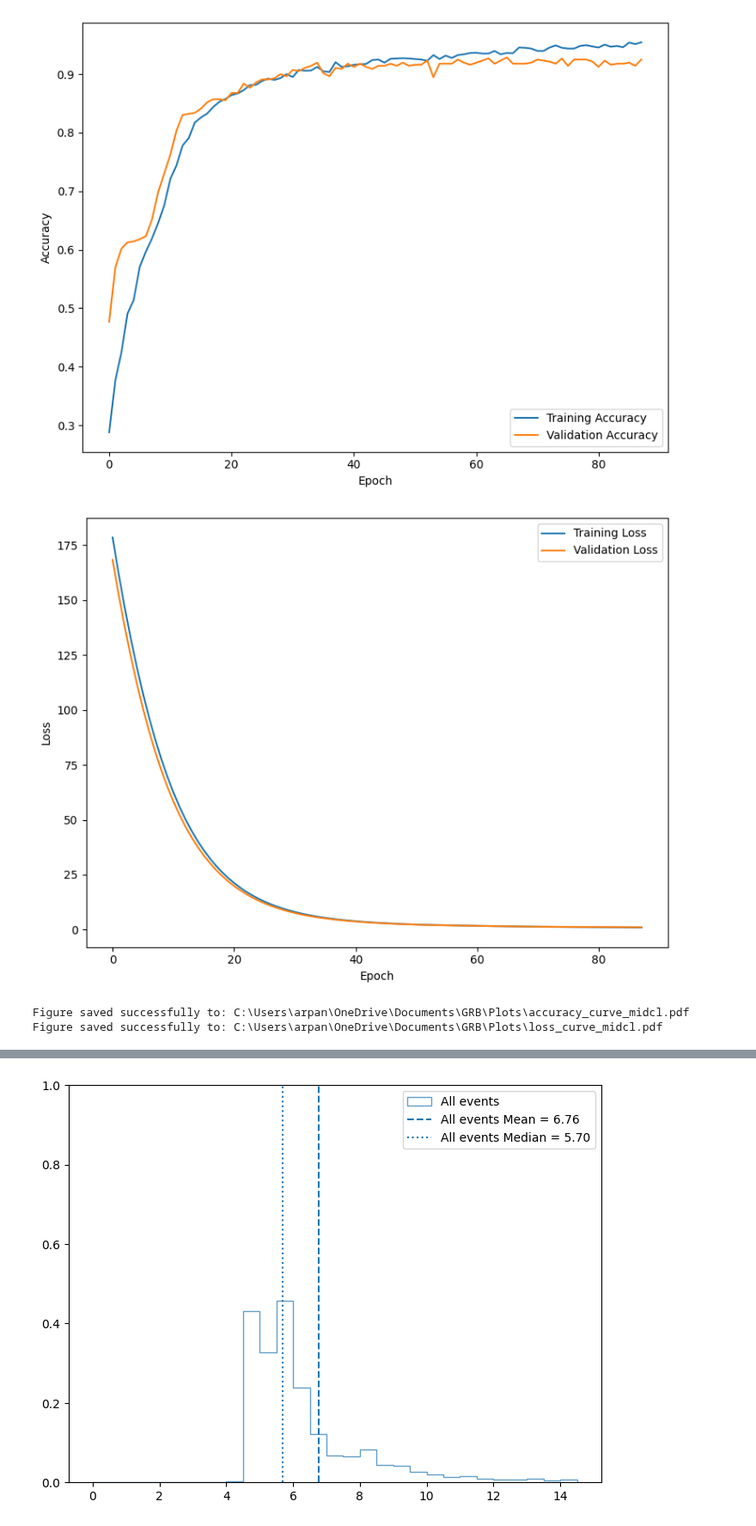
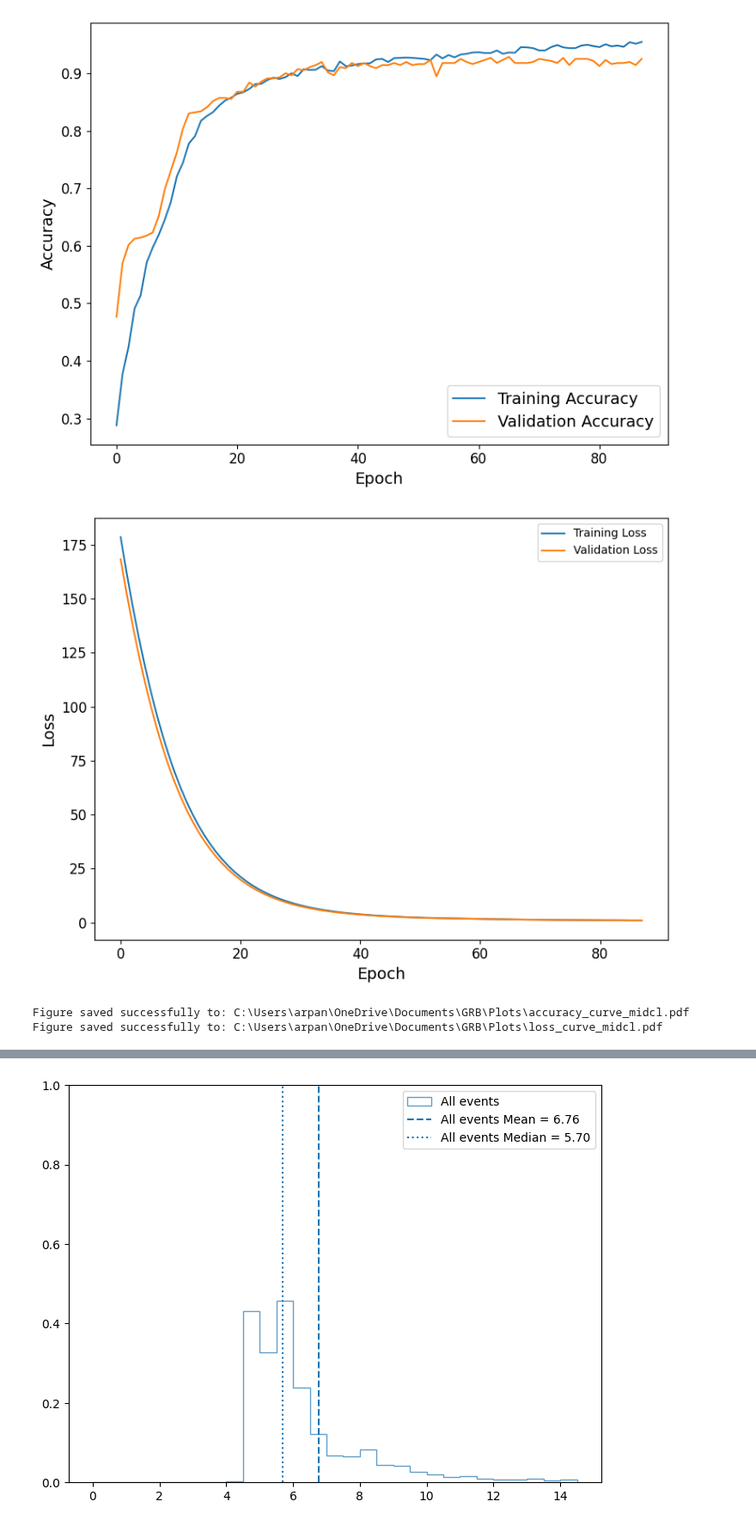
Before and after one commit to ArpanJohn/Transient_Classification, a Jupyter notebook: final_plots.ipynb, the cells around one changed output, grey strips where cells are left out. Shown at 86% size. Cells and saved outputs as stored; diff of their text form; code cells hidden in the pictures.

```diff
--- a/final_plots.ipynb
+++ b/final_plots.ipynb
@@ -108,42 +108,46 @@ def plot_training_history(history_path):
             plt.plot(history['val_acc'], label='Validation Accuracy')
 
     # plt.title('Model Accuracy')
-    plt.xlabel('Epoch')
-    plt.ylabel('Accuracy')
-    plt.legend(loc='lower right')
+    plt.xlabel('Epoch'   ,fontsize=14)
+    plt.ylabel('Accuracy',fontsize=14)
+    plt.legend(fontsize=14, loc='lower right')
+    plt.tick_params(axis='x', labelsize=12)
+    plt.tick_params(axis='y', labelsize=12)
 
     # Adjust layout and display
     plt.tight_layout()
     plt.show()
 
     figL = plt.figure(figsize=size)
 
     # Plot training & validation loss
     plt.plot(history['loss'], label='Training Loss')
     if 'val_loss' in history:
         plt.plot(history['val_loss'], label='Validation Loss')
     # plt.title('Model Loss')
-    plt.xlabel('Epoch')
-    plt.ylabel('Loss')
+    plt.xlabel('Epoch', fontsize=14)
+    plt.ylabel('Loss' , fontsize=14)
     plt.legend(loc='upper right')
+    plt.tick_params(axis='x', labelsize=12)
+    plt.tick_params(axis='y', labelsize=12)
 
     # Adjust layout and display
     plt.tight_layout()
     plt.show()
 
     # # Print final values
     # print("\nFinal Training Metrics:")
     # for metric in history.keys():
     #     print(f"{metric}: {history[metric][-1]:.4f}")
 
     return figA, figL
 
 fig1, fig2 = plot_training_history(history_path)
 save_to_dir(fig1, 'accuracy_curve_midcl') # change names for clarity
 save_to_dir(fig2, 'loss_curve_midcl')     # change names for clarity
 # %% [output]
-[figure, old version]
+[figure, new version]
-[figure, old version]
+[figure, new version]
 Figure saved successfully to: C:\Users\arpan\OneDrive\Documents\GRB\Plots\accuracy_curve_midcl.pdf
 Figure saved successfully to: C:\Users\arpan\OneDrive\Documents\GRB\Plots\loss_curve_midcl.pdf
 'C:\\Users\\arpan\\OneDrive\\Documents\\GRB\\Plots\\loss_curve_midcl.pdf'
```
Also changed, not shown: parts of 3 cells of this notebook.
